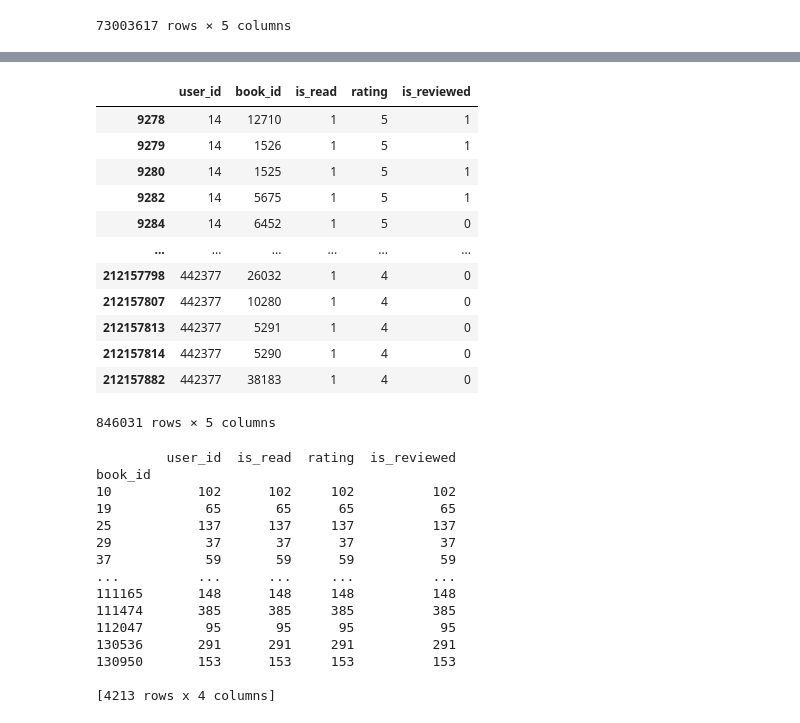
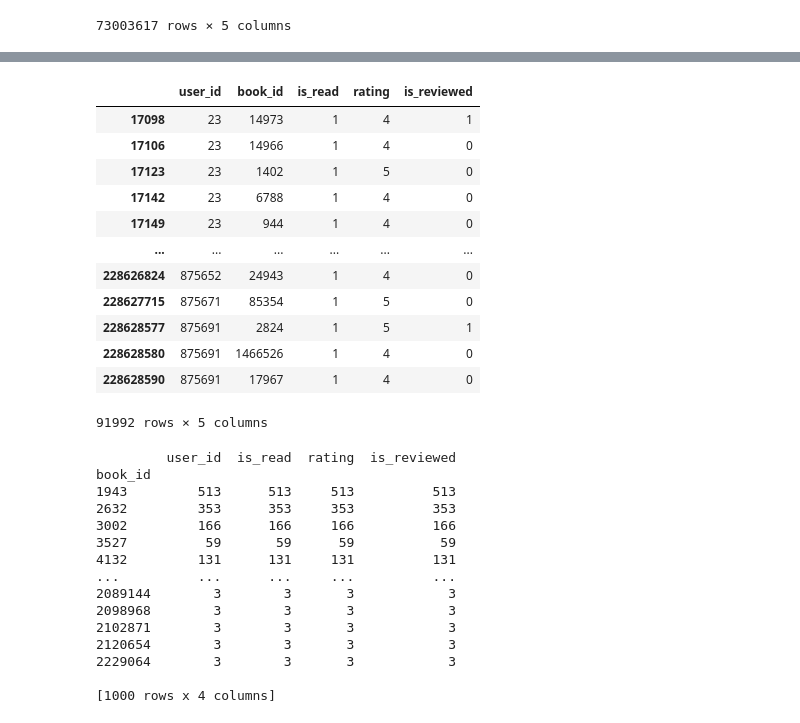
Before and after one commit to HamedTaherkhani/GoodReads, a Jupyter notebook: users_network.ipynb, the cells around one changed output, grey strips where cells are left out. Drawn from its saved outputs; the diff is of its cells as text; code cells hidden in the pictures.

```diff
--- a/users_network.ipynb
+++ b/users_network.ipynb
@@ -22,7 +23,7 @@ data
 # %%
 interactions = data
 #filter those with valid rating value
-interactions = interactions.loc[(interactions['rating'] > 3) & (interactions['is_read'] == 1)]
+interactions = interactions.loc[interactions['rating'] > 3]#.sample(500000)
 interactions
 # %% [output]
 |  | user_id | book_id | is_read | rating | is_reviewed |
@@ -38,3 +39,10 @@ interactions
 | 228648340 | 876144 | 374106 | 1 | 5 | 1 |
 | 228648341 | 876144 | 351607 | 1 | 5 | 1 |
 73003617 rows × 5 columns
+# %%
+book_groups = interactions.groupby('book_id').user_id.count()
+print(len(book_groups))
+# listtt = book_groups[book_groups>1].index.tolist()
+listtt = random.sample(book_groups[book_groups>2].index.tolist(), 1000)
+# listtt = random.sample(list(dict.fromkeys(interactions['book_id'])), 100000)
+len(listtt)
@@ -40,0 +52,3 @@ interactions
+# %%
+interactions = interactions[interactions['book_id'].isin(listtt)]
+interactions
@@ -41,9 +69,9 @@ interactions
 # %%
-import random
+
 
 users_groups = interactions.groupby('user_id').book_id.count()
 print(users_groups.shape[0])
-listt = users_groups[users_groups>1000].index.tolist()
-# listt = random.sample(list(dict.fromkeys(interactions['user_id'])), 3565)
+# listt = users_groups[users_groups>1000].index.tolist()
+listt = random.sample(list(set(list(dict.fromkeys(interactions['user_id'])))), 10000)
 print(len(listt))
 # %% [output]
@@ -73,37 +80,36 @@ Name: user_id, Length: 2063058, dtype: int64>
 # %%
-
-interactions = interactions[interactions['user_id'].isin(listt) & interactions['book_id'].isin(listtt)]
+interactions = interactions[interactions['user_id'].isin(listt)]
 interactions
 # %% [output]
 |  | user_id | book_id | is_read | rating | is_reviewed |
-| 9278 | 14 | 12710 | 1 | 5 | 1 |
-| 9279 | 14 | 1526 | 1 | 5 | 1 |
-| 9280 | 14 | 1525 | 1 | 5 | 1 |
-| 9282 | 14 | 5675 | 1 | 5 | 1 |
-| 9284 | 14 | 6452 | 1 | 5 | 0 |
+| 17098 | 23 | 14973 | 1 | 4 | 1 |
+| 17106 | 23 | 14966 | 1 | 4 | 0 |
+| 17123 | 23 | 1402 | 1 | 5 | 0 |
+| 17142 | 23 | 6788 | 1 | 4 | 0 |
+| 17149 | 23 | 944 | 1 | 4 | 0 |
 | ... | ... | ... | ... | ... | ... |
-| 212157798 | 442377 | 26032 | 1 | 4 | 0 |
-| 212157807 | 442377 | 10280 | 1 | 4 | 0 |
-| 212157813 | 442377 | 5291 | 1 | 4 | 0 |
-| 212157814 | 442377 | 5290 | 1 | 4 | 0 |
-| 212157882 | 442377 | 38183 | 1 | 4 | 0 |
+| 228626824 | 875652 | 24943 | 1 | 4 | 0 |
+| 228627715 | 875671 | 85354 | 1 | 5 | 0 |
+| 228628577 | 875691 | 2824 | 1 | 5 | 1 |
+| 228628580 | 875691 | 1466526 | 1 | 4 | 0 |
+| 228628590 | 875691 | 17967 | 1 | 4 | 0 |
-846031 rows × 5 columns
+91992 rows × 5 columns
 # %%
 grouped = interactions.groupby('book_id')
 print(grouped.count())
 # %% [output]
          user_id  is_read  rating  is_reviewed
 book_id
-10           102      102     102          102
-19            65       65      65           65
-25           137      137     137          137
-29            37       37      37           37
-37            59       59      59           59
+1943         513      513     513          513
+2632         353      353     353          353
+3002         166      166     166          166
+3527          59       59      59           59
+4132         131      131     131          131
 ...          ...      ...     ...          ...
-111165       148      148     148          148
-111474       385      385     385          385
-112047        95       95      95           95
-130536       291      291     291          291
-130950       153      153     153          153
+2089144        3        3       3            3
+2098968        3        3       3            3
+2102871        3        3       3            3
+2120654        3        3       3            3
+2229064        3        3       3            3
 
-[4213 rows x 4 columns]
+[1000 rows x 4 columns]
```
Also changed, not shown: parts of 20 cells of this notebook, 1 other file.
